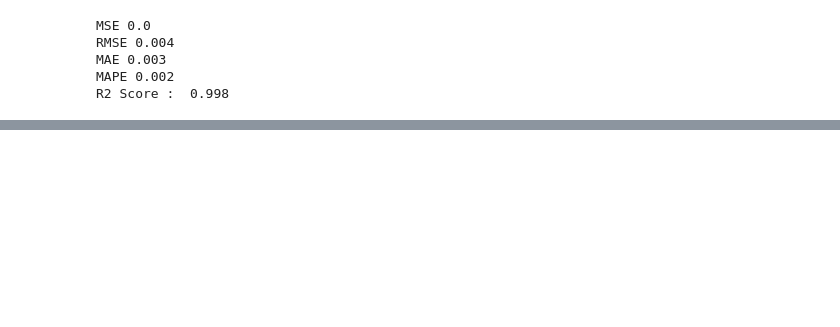
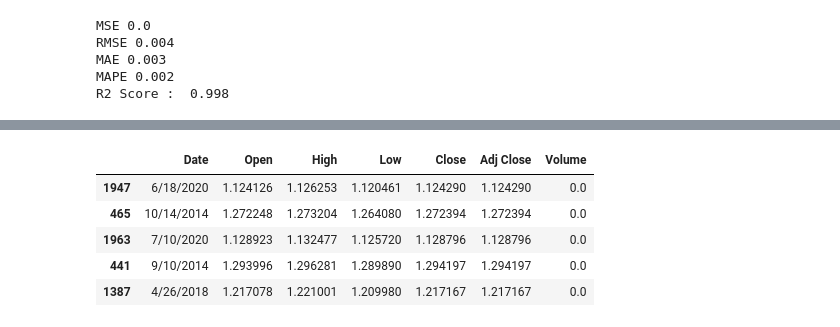
Before and after one commit to iMan0405/Portfolio_DT_vs_AI, a Jupyter notebook: stock_market_price_prediction.ipynb, the cells around one changed output, grey strips where cells are left out. Saved outputs shown, nothing was run; the diff lists cells and outputs as text; code cells hidden in the pictures; blank space fills up the shorter version.

```diff
--- a/stock_market_price_prediction.ipynb
+++ b/stock_market_price_prediction.ipynb
@@ -240,0 +282,2 @@ R2 Score :  0.998
+# %%
+train, test = train_test_split(df, test_size = 0.2)
@@ -240,0 +286,9 @@ R2 Score :  0.998
+# %%
+train.head()
+# %% [output]
+|  | Date | Open | High | Low | Close | Adj Close | Volume |
+| 1947 | 6/18/2020 | 1.124126 | 1.126253 | 1.120461 | 1.124290 | 1.124290 | 0.0 |
+| 465 | 10/14/2014 | 1.272248 | 1.273204 | 1.264080 | 1.272394 | 1.272394 | 0.0 |
+| 1963 | 7/10/2020 | 1.128923 | 1.132477 | 1.125720 | 1.128796 | 1.128796 | 0.0 |
+| 441 | 9/10/2014 | 1.293996 | 1.296281 | 1.289890 | 1.294197 | 1.294197 | 0.0 |
+| 1387 | 4/26/2018 | 1.217078 | 1.221001 | 1.209980 | 1.217167 | 1.217167 | 0.0 |
```
Also changed, not shown: parts of 20 cells of this notebook.
